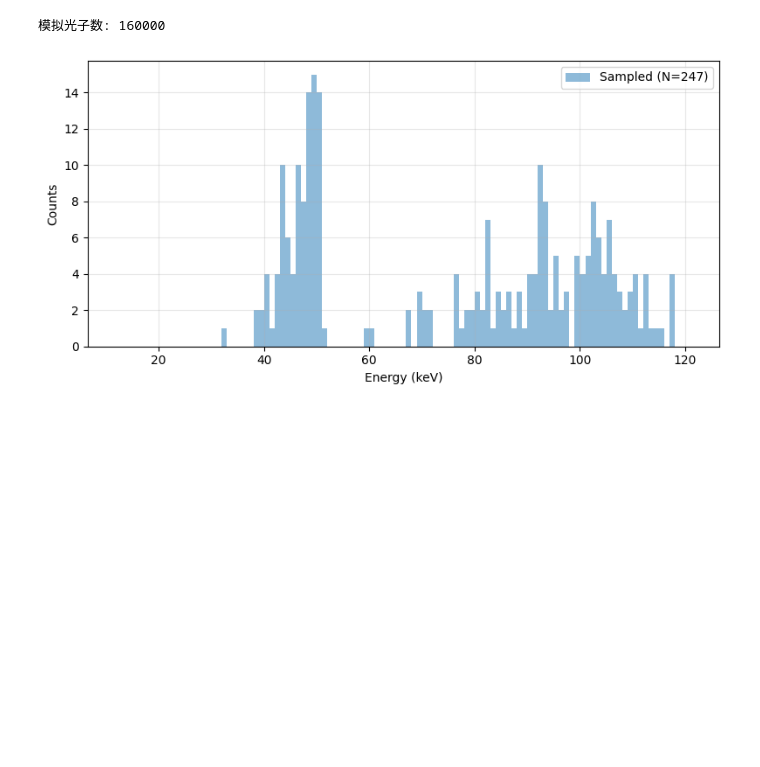
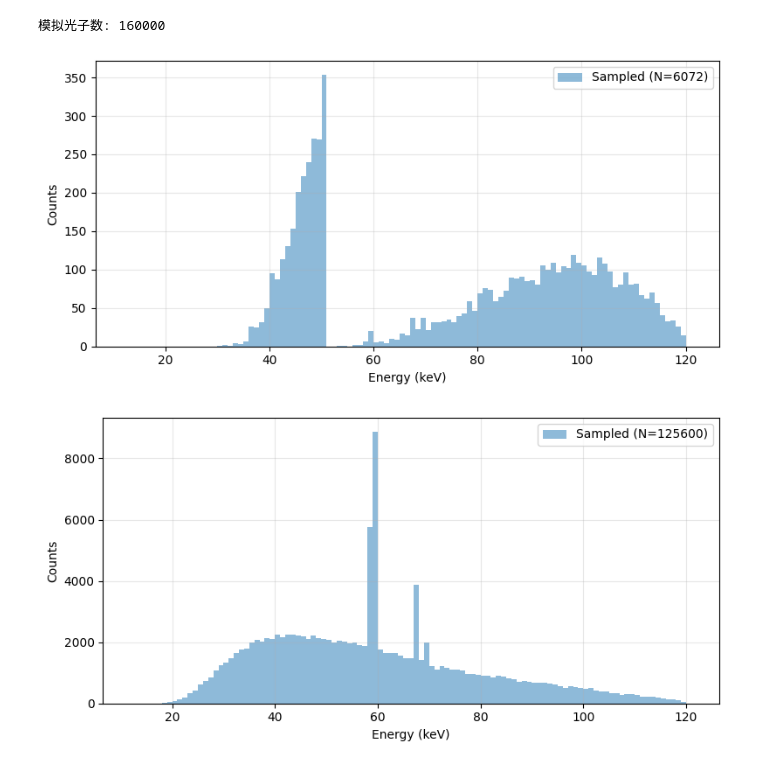
Before and after one commit to lifei-china/PhotonDetector, a Jupyter notebook: counting_response_models_filter_GOS.ipynb, the cells around one changed output. Saved outputs shown, nothing was run; the diff lists cells and outputs as text; code cells hidden in the pictures; blank space fills up the shorter version.

```diff
--- a/counting_response_models_filter_GOS.ipynb
+++ b/counting_response_models_filter_GOS.ipynb
@@ -2,7 +2,7 @@
 import numpy as np
 import matplotlib.pyplot as plt
 
-def load_signal_from_spek_abs(filename, I_mA=1.0, t_s=0.10,
+def load_signal_from_spek_abs(filename, I_mA=1.0, t_s=0.210,
                               A_pix=0.05*0.05, d=1.0,
                               res_sigma=0.0,
                               E_out=None,  # 可选：目标能量网格（keV），若给出将插值到该网格
@@ -101,37 +101,38 @@ lenth_pixel = 340e-4    # 积分时间[cm]   340（um）
 
 n_photons = int(integral_time * rate)
 print("模拟光子数:", n_photons)
 # ---------------- 信号 + 噪声源 ----------------
 
 signal_120_Gd, E, flux_pix, counts = load_signal_from_spek_abs(
     "spectrum_filtered_Gd_0_6mm.txt",
-    I_mA = 20.0, t_s = integral_time,
+    # I_mA = 20.0, t_s = integral_time,
     # A_pix = lenth_pixel * lenth_pixel, d = sid,
     res_sigma=0.0,
     E_out=None,       # 或 np.arange(10, 121, 0.5) 做插值
     plot=True
 )
 
 signal_120, E, flux_pix, counts = load_signal_from_spek_abs(
     "spek_120.txt",
-    I_mA = 20.0, t_s = integral_time,
-    A_pix = lenth_pixel * lenth_pixel, d = sid,
+    # I_mA = 20.0, t_s = integral_time,
+    # A_pix = lenth_pixel * lenth_pixel, d = sid,
     res_sigma=0.0,
     E_out=None,       # 或 np.arange(10, 121, 0.5) 做插值
     plot=True
 )
 
 # 噪声
 noise = np.random.normal(25, 5, int(n_photons*0.3))   # 噪声峰
 
 # events_120_Gd = np.concatenate([signal_120_Gd, noise])
 # events_120    = np.concatenate([signal_120, noise])
 
 events_120_Gd = np.concatenate([signal_120_Gd])
 events_120    = np.concatenate([signal_120])
 # %% [output]
 模拟光子数: 160000
-[figure, old version]
+[figure, new version]
+[figure, added]
 # %%
 import numpy as np
 import matplotlib.pyplot as plt
```
Also changed, not shown: parts of 4 cells of this notebook, 2 other files.
